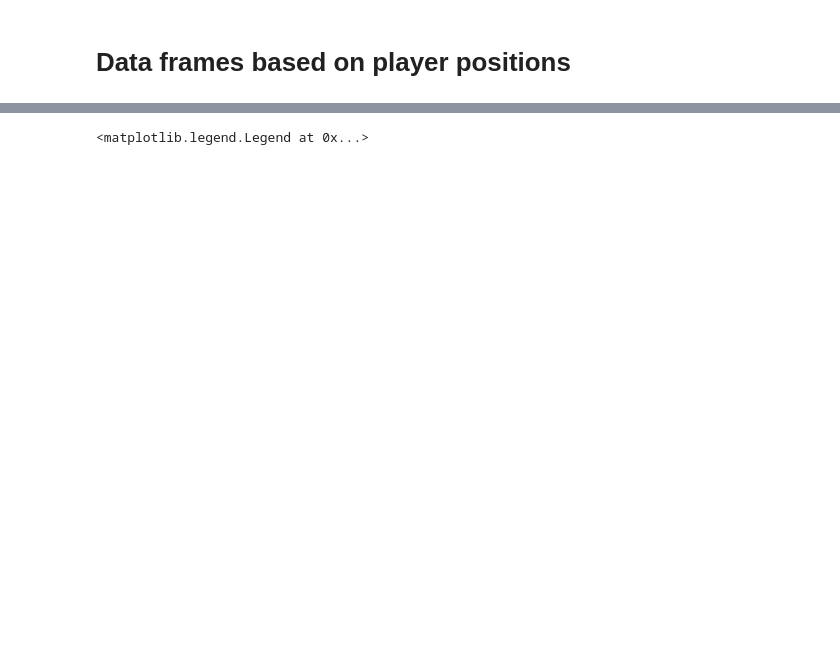
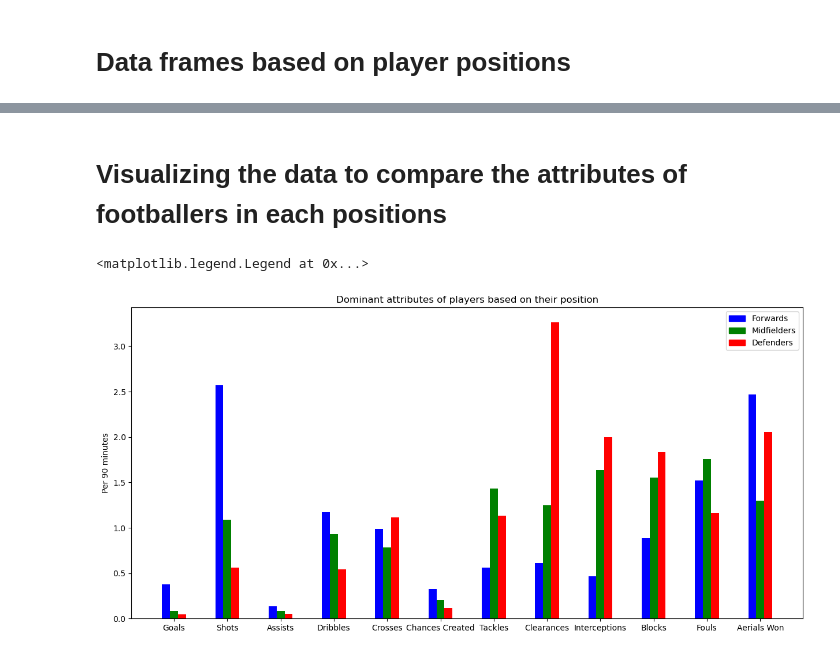
Before and after one commit to ubco-W2022T1-cosc301/project-group-25, a Jupyter notebook: notebooks/analysis1.ipynb, the cells around one changed output, grey strips where cells are left out. Saved outputs shown, nothing was run; the diff lists cells and outputs as text; code cells hidden in the pictures; blank space fills up the shorter version.

```diff
--- a/notebooks/analysis1.ipynb
+++ b/notebooks/analysis1.ipynb
@@ -111,6 +89,6 @@ defenders.describe()
 # %%
-y1 = fw_mean = forwards.describe().loc['mean', ['Goals', 'Assists', 'Crs', 'DriPast', 'TklWon']]
-y2 = mf_mean = midfielders.describe().loc['mean', ['Goals', 'Assists', 'Crs', 'DriPast', 'TklWon']]
-y3 = df_mean = defenders.describe().loc['mean', ['Goals', 'Assists', 'Crs', 'DriPast', 'TklWon']]
+y1 = fw_mean = forwards.describe().loc['mean', ["Goals", "Shots", "Assists", "DriPast", "Crs", "GCA", "TklWon", "Clr", "Int", "Blocks", "Fls", "AerWon"]]
+y2 = mf_mean = midfielders.describe().loc['mean', ["Goals", "Shots", "Assists", "DriPast", "Crs", "GCA", "TklWon", "Clr", "Int", "Blocks", "Fls", "AerWon"]]
+y3 = df_mean = defenders.describe().loc['mean', ["Goals", "Shots", "Assists", "DriPast", "Crs", "GCA", "TklWon", "Clr", "Int", "Blocks", "Fls", "AerWon"]]
 
 x = np.arange(len(y1))
@@ -117,19 +108,23 @@ x = np.arange(len(y1))
+# %% [markdown]
+# Visualizing the data to compare the attributes of footballers in each positions
 # %%
 #Bar Plot
+f, ax = plt.subplots(figsize=(15,7))
 bar_width = 0.15
 plt.bar(x, y1, width = bar_width, color = 'blue')
 plt.bar(x + bar_width, y2, width = bar_width, color = 'green')
 plt.bar(x + bar_width*2, y3, width = bar_width, color = 'red')
 
 #Labels
-plt.xticks(x + bar_width, ['Goals', 'Assists', 'Crosses', 'Dribbles', 'Tackles'])
+plt.xticks(x + bar_width, ['Goals', 'Shots', 'Assists', 'Dribbles', 'Crosses', 'Chances Created', 'Tackles', 'Clearances', 'Interceptions', 'Blocks', 'Fouls', 'Aerials Won'])
 plt.title('Dominant attributes of players based on their position')
 plt.ylabel('Per 90 minutes')
 
 #Legend
 colors = {'Forwards':'blue', 'Midfielders':'green', 'Defenders':'red'}
 labels = list(colors.keys())
 handles = [plt.Rectangle((0,0),1,1, color=colors[label]) for label in labels]
 plt.legend(handles, labels)
 # %% [output]
 <matplotlib.legend.Legend at 0x...>
+[figure, added]
```
Also changed, not shown: parts of 21 cells of this notebook, 1 other file.
